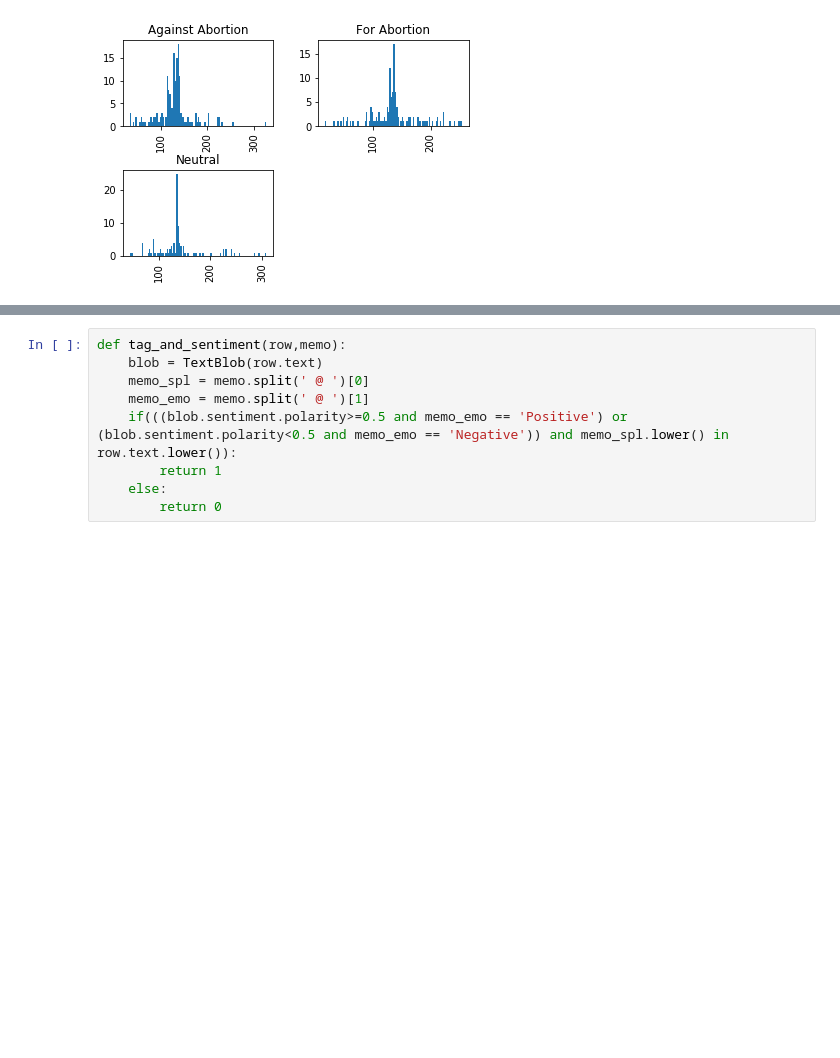
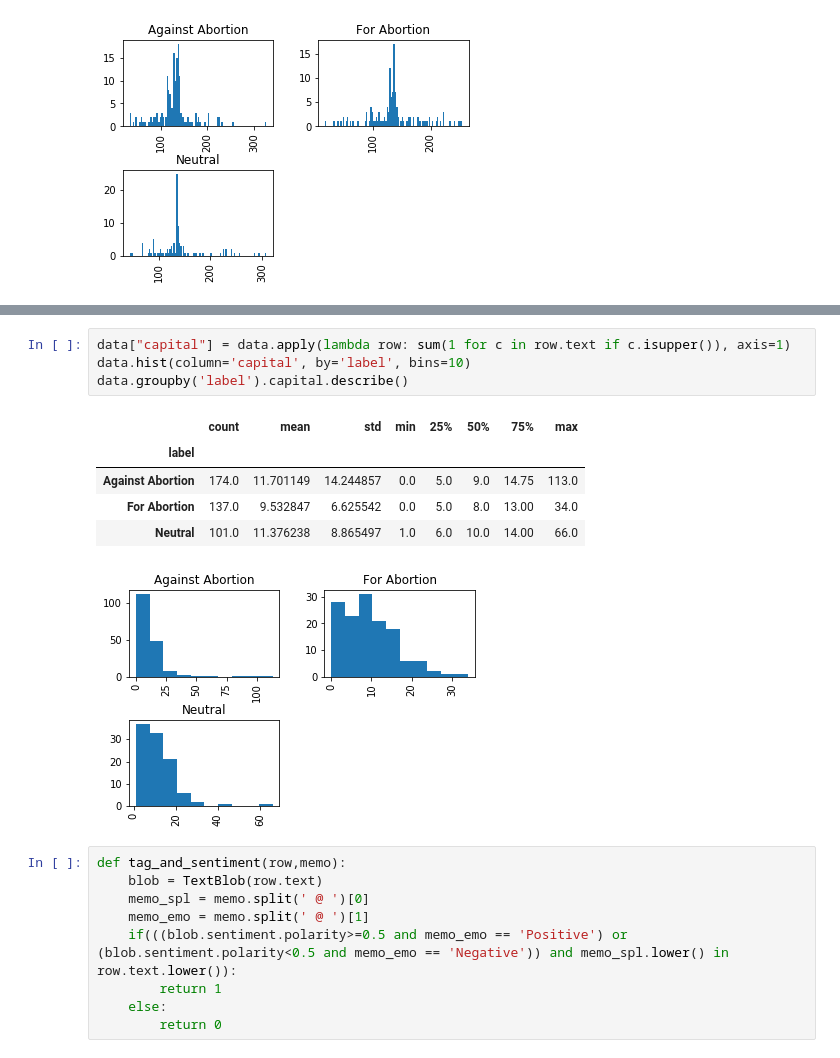
Before and after one commit to nikhilanyapathy/tweet-classifier, a Jupyter notebook: TweetClassifier.ipynb, the cells around one changed output, grey strips where cells are left out. Saved outputs shown, nothing was run; the diff lists cells and outputs as text; blank space fills up the shorter version.

```diff
--- a/TweetClassifier.ipynb
+++ b/TweetClassifier.ipynb
@@ -66,3 +77,14 @@ data.groupby('label').length.describe()
+# %%
+data["capital"] = data.apply(lambda row: sum(1 for c in row.text if c.isupper()), axis=1)
+data.hist(column='capital', by='label', bins=10)
+data.groupby('label').capital.describe()
+# %% [output]
+|  | count | mean | std | min | 25% | 50% | 75% | max |
+| label |  |  |  |  |  |  |  |  |
+| Against Abortion | 174.0 | 11.701149 | 14.244857 | 0.0 | 5.0 | 9.0 | 14.75 | 113.0 |
+| For Abortion | 137.0 | 9.532847 | 6.625542 | 0.0 | 5.0 | 8.0 | 13.00 | 34.0 |
+| Neutral | 101.0 | 11.376238 | 8.865497 | 1.0 | 6.0 | 10.0 | 14.00 | 66.0 |
+[figure, added]
 # %%
 def tag_and_sentiment(row,memo):
     blob = TextBlob(row.text)
```
Also changed, not shown: parts of 4 cells of this notebook.
